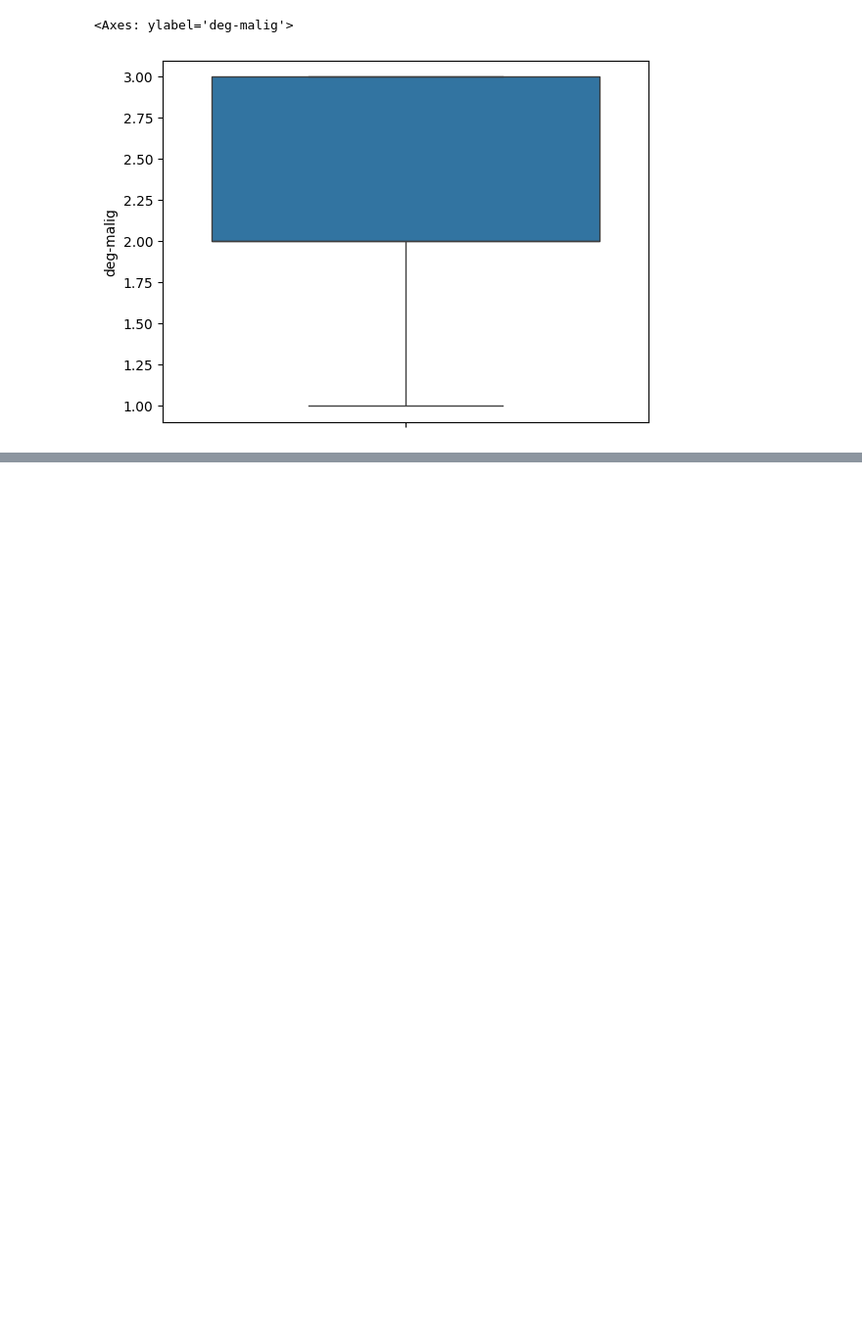
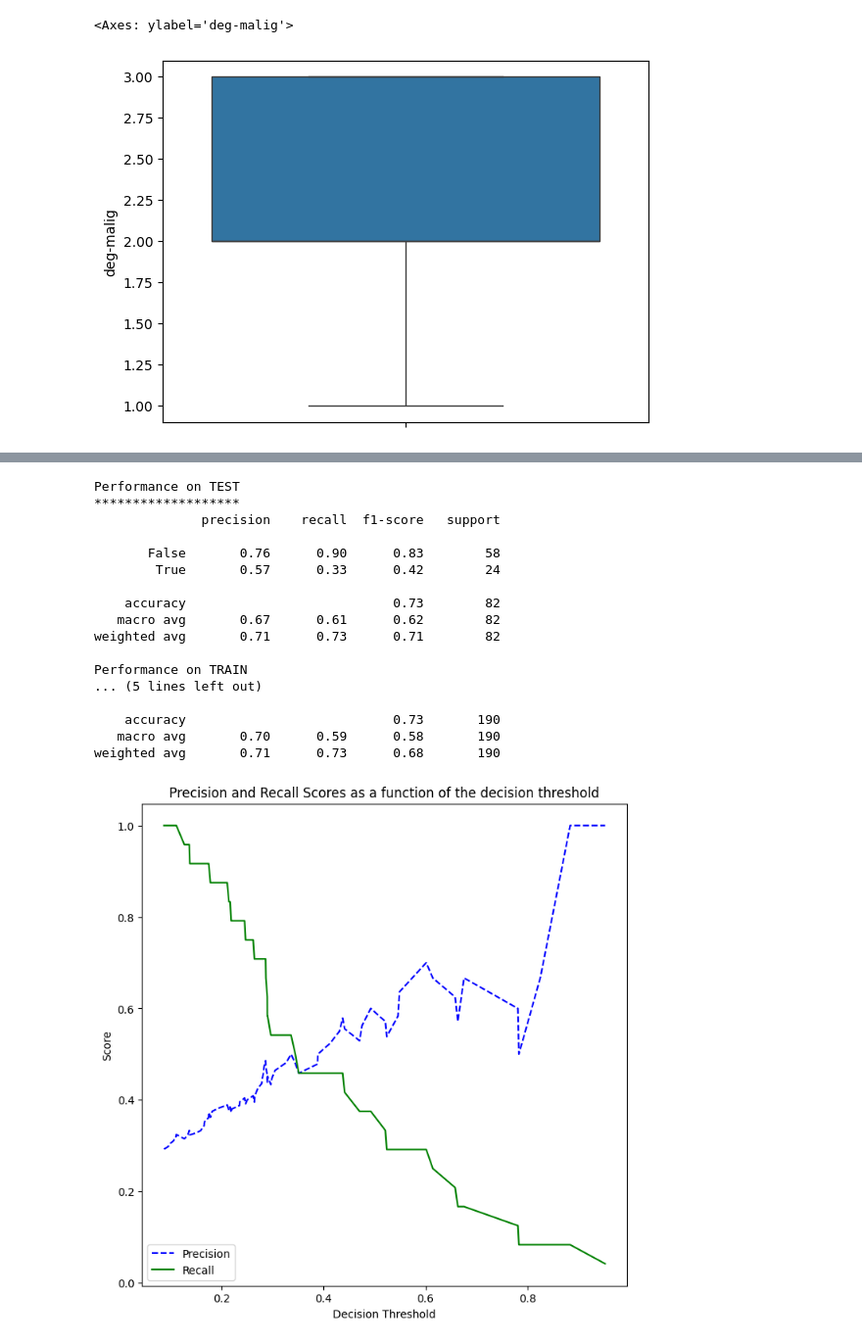
Before and after one commit to JakeWendling/coe379L, a Jupyter notebook: project2/project2.ipynb, the cells around one changed output, grey strips where cells are left out. Shown at 98% size. Drawn from its saved outputs; the diff is of its cells as text; code cells hidden in the pictures; blank space fills up the shorter version.

```diff
--- a/project2/project2.ipynb
+++ b/project2/project2.ipynb
@@ -162,0 +328,35 @@ sns.boxplot(data['deg-malig'])
+# %%
+from sklearn.linear_model import LogisticRegression
+from sklearn.metrics import classification_report
+
+# fit the LG model -- random_state is used to shuffle the data; max_iter is max # of iterations for solver to converge (default is 100)
+model = LogisticRegression(random_state=1, max_iter=1000).fit(X_train, y_train)
+# print the report
+print(f"Performance on TEST\n*******************\n{classification_report(y_test, model.predict(X_test))}")
+print(f"Performance on TRAIN\n********************\n{classification_report(y_train, model.predict(X_train))}")
+
+# generate the probabilities on the test set; here we could use any model
+y_probs = model.predict_proba(X_test)[0:,1]
+
+# the precision_recall_curve function from sklearn returns three parameters
+precisions, recalls, thresholds = precision_recall_curve(y_test, y_probs)
+plot_precision_recall_vs_threshold(precisions, recalls, thresholds)
+# %% [output]
+Performance on TEST
+*******************
+              precision    recall  f1-score   support
+
+       False       0.76      0.90      0.83        58
+        True       0.57      0.33      0.42        24
+
+    accuracy                           0.73        82
+   macro avg       0.67      0.61      0.62        82
+weighted avg       0.71      0.73      0.71        82
+
+Performance on TRAIN
+... (5 lines left out)
+
+    accuracy                           0.73       190
+   macro avg       0.70      0.59      0.58       190
+weighted avg       0.71      0.73      0.68       190
+[figure, added]
```
Also changed, not shown: parts of 13 cells of this notebook.
